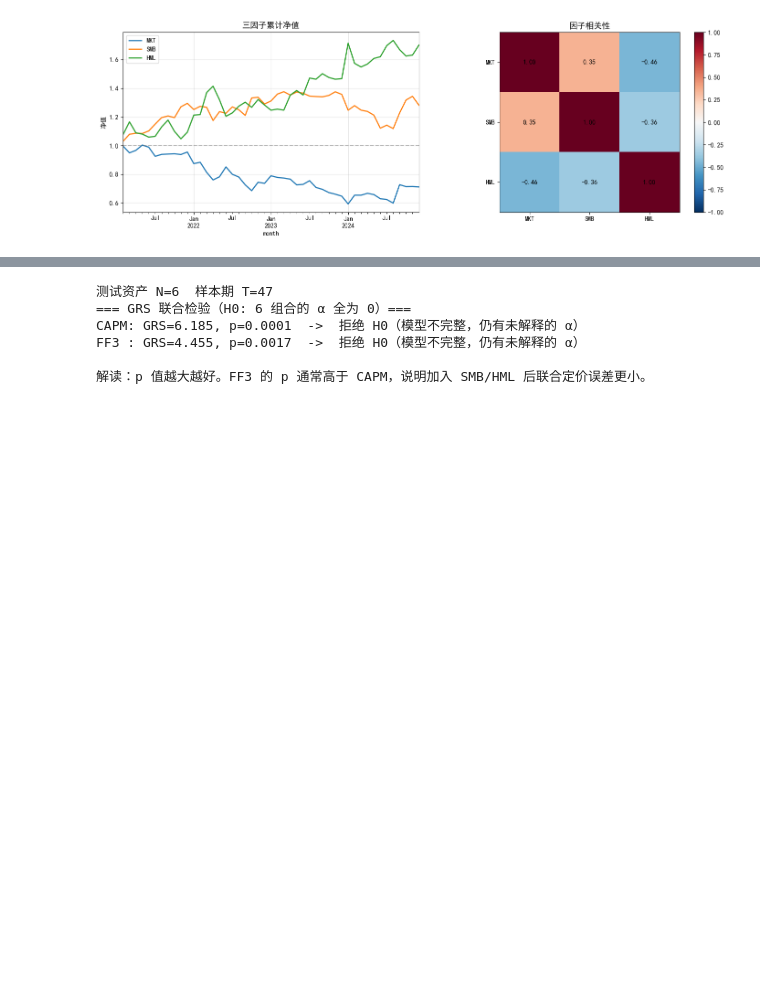
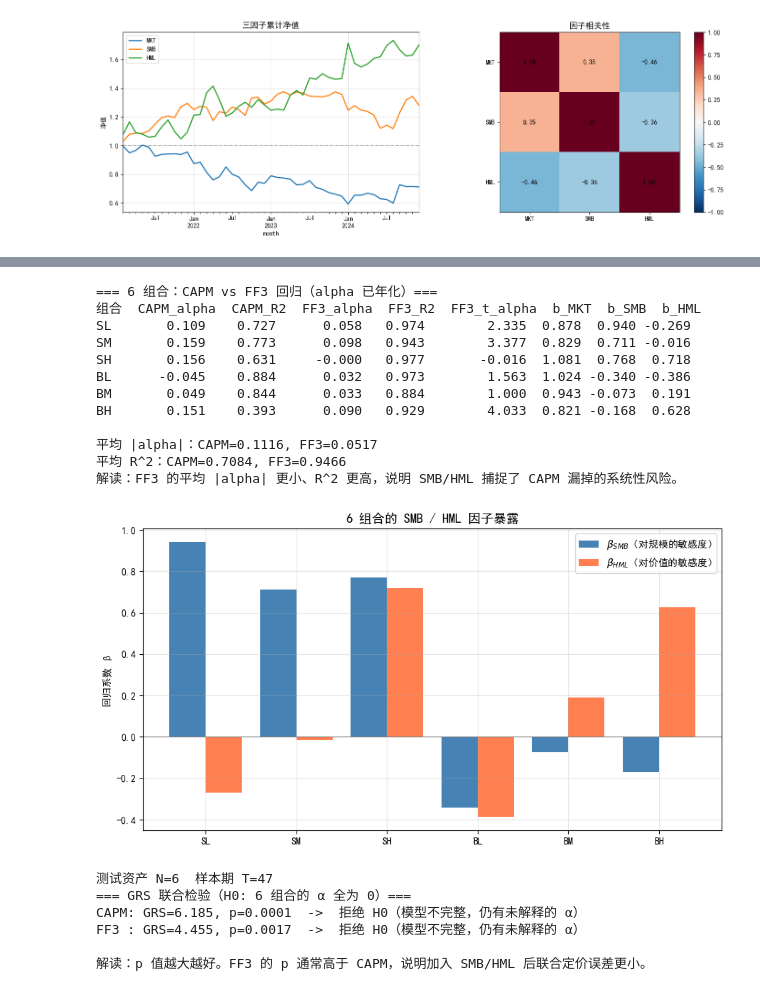
Before and after one commit to sslz1806/my_strategy, a Jupyter notebook: 因子回测/learn/fama_french.ipynb, the cells around one changed output, grey strips where cells are left out. Drawn from its saved outputs; the diff is of its cells as text; code cells hidden in the pictures; blank space fills up the shorter version.

```diff
--- a/因子回测/learn/fama_french.ipynb
+++ b/因子回测/learn/fama_french.ipynb
@@ -263,2 +279,80 @@ BH       0.151    0.393      0.090   0.929        4.033  0.821 -0.168  0.628
+# %%
+# ===================== Part 4：时序回归（FF3 vs CAPM 解释力对比） =====================
+# 核心问题（对应理论表）：FF3 比 CAPM 的额外解释力体现在哪？
+#
+# 测试资产（被解释变量）：6 个 size×BP 组合（SL, SM, SH, BL, BM, BH）的超额收益 R-R_f
+# 回归模型：
+#   CAPM:  R_i - r_f = α + β_MKT * MKT            + ε   （只有市场一个因子）
+#   FF3:   R_i - r_f = α + β_MKT * MKT + β_SMB * SMB + β_HML * HML + ε   （三因子）
+#
+# 判断标准：
+#   - α 是否更接近 0？（α=截距项，理论上 CAMP/FF3 已经把系统性风险解释完了，α 应该为零；
+#     如果 FF3 的 α 绝对值比 CAPM 小，说明 FF3 解释了更多系统性风险）
+#   - R^2 是否更高？（R^2 = 被解释的方差占比，越高越好）
+#   - 小盘组合(S*)的 β_SMB 是否更大？（应该更大，因为它们确实偏小盘）
+#   - 高BP组合(*H)的 β_HML 是否更大？（应该更大，因为它们确实偏价值）
+
+test_assets = ['SL', 'SM', 'SH', 'BL', 'BM', 'BH']
+rows = []
+for a in test_assets:
+    # y = 被解释变量 = 组合月度超额收益 = R_组合 - r_f
+    y = (ff[a] - rf_monthly).dropna()
+    idx_common = y.index
+
+    # ---- CAPM 回归：用市场收益解释该组合的收益 ----
+    # sm.add_constant 自动加一列常数 1（作为 α 的系数）
+    X1 = sm.add_constant(ff.loc[idx_common, ['MKT']])   # 解释变量只有 MKT
+    m1 = sm.OLS(y, X1).fit()
+
+    # ---- FF3 回归：用市场+规模+价值三个因子解释该组合的收益 ----
+    X3 = sm.add_constant(ff.loc[idx_common, ['MKT', 'SMB', 'HML']])  # 解释变量=三因子
+    m3 = sm.OLS(y, X3).fit()
+
+    # 记录结果：年化 α（月 α × 12）、各因子的 β 系数（即暴露程度）
+    rows.append(dict(
+        组合=a,
+        CAPM_alpha=m1.params['const'] * 12,    # 年化 α —— CAPM 漏掉"超额回报"
+        CAPM_R2=m1.rsquared,                   # CAPM 的解释力
+        FF3_alpha=m3.params['const'] * 12,     # 年化 α —— FF3 漏掉的更少
+        FF3_R2=m3.rsquared,                    # FF3 的解释力（应该 > CAPM_R2）
+        FF3_t_alpha=m3.tvalues['const'],       # α 的 t 值：|t|<2 说明 α 不显著（模型解释良好）
+        b_MKT=m3.params['MKT'],                # 对市场因子的 β 暴露
+        b_SMB=m3.params['SMB'],                # 对规模因子的 β 暴露
+        b_HML=m3.params['HML'],                # 对价值因子的 β 暴露
+    ))
+reg = pd.DataFrame(rows)
+print('=== 6 组合：CAPM vs FF3 回归（alpha 已年化）===')
+print(reg.to_string(index=False, float_format=lambda v: f'{v:.3f}'))
+
+# 汇总对比：FF3 应该比 CAPM 的 |α| 更小、R^2 更高
+print(f'\n平均 |alpha|：CAPM={reg["CAPM_alpha"].abs().mean():.4f}, FF3={reg["FF3_alpha"].abs().mean():.4f}')
+print(f'平均 R^2：CAPM={reg["CAPM_R2"].mean():.4f}, FF3={reg["FF3_R2"].mean():.4f}')
+print('解读：FF3 的平均 |alpha| 更小、R^2 更高，说明 SMB/HML 捕捉了 CAPM 漏掉的系统性风险。')
+
+# ---- 图表：6 组合的因子暴露（b_SMB 和 b_HML） ----
+# 验证：名称带 S 的组合（小盘）b_SMB 应该大、带 H 的组合（价值）b_HML 应该大
+fig, ax = plt.subplots(figsize=(9, 5))
+xpos = np.arange(len(test_assets))
+ax.bar(xpos - 0.2, reg['b_SMB'], width=0.4, label=r'$\beta_{SMB}$（对规模的敏感度）', color='steelblue')
+ax.bar(xpos + 0.2, reg['b_HML'], width=0.4, label=r'$\beta_{HML}$（对价值的敏感度）', color='coral')
+ax.set_xticks(xpos); ax.set_xticklabels(test_assets)
+ax.axhline(0, color='gray', lw=0.8)
+ax.set_title('6 组合的 SMB / HML 因子暴露', fontsize=13)
+ax.set_ylabel('回归系数 β'); ax.legend(); ax.grid(True, alpha=0.3)
+plt.tight_layout(); plt.show()
+# %% [output]
+=== 6 组合：CAPM vs FF3 回归（alpha 已年化）===
+组合  CAPM_alpha  CAPM_R2  FF3_alpha  FF3_R2  FF3_t_alpha  b_MKT  b_SMB  b_HML
+SL       0.109    0.727      0.058   0.974        2.335  0.878  0.940 -0.269
+SM       0.159    0.773      0.098   0.943        3.377  0.829  0.711 -0.016
+SH       0.156    0.631     -0.000   0.977       -0.016  1.081  0.768  0.718
+BL      -0.045    0.884      0.032   0.973        1.563  1.024 -0.340 -0.386
+BM       0.049    0.844      0.033   0.884        1.000  0.943 -0.073  0.191
+BH       0.151    0.393      0.090   0.929        4.033  0.821 -0.168  0.628
+
+平均 |alpha|：CAPM=0.1116, FF3=0.0517
+平均 R^2：CAPM=0.7084, FF3=0.9466
+解读：FF3 的平均 |alpha| 更小、R^2 更高，说明 SMB/HML 捕捉了 CAPM 漏掉的系统性风险。
+[figure, added]
 # %%
 # ===================== Part 5：GRS 联合检验 =====================
```
Also changed, not shown: parts of 8 cells of this notebook, 15 other files.
